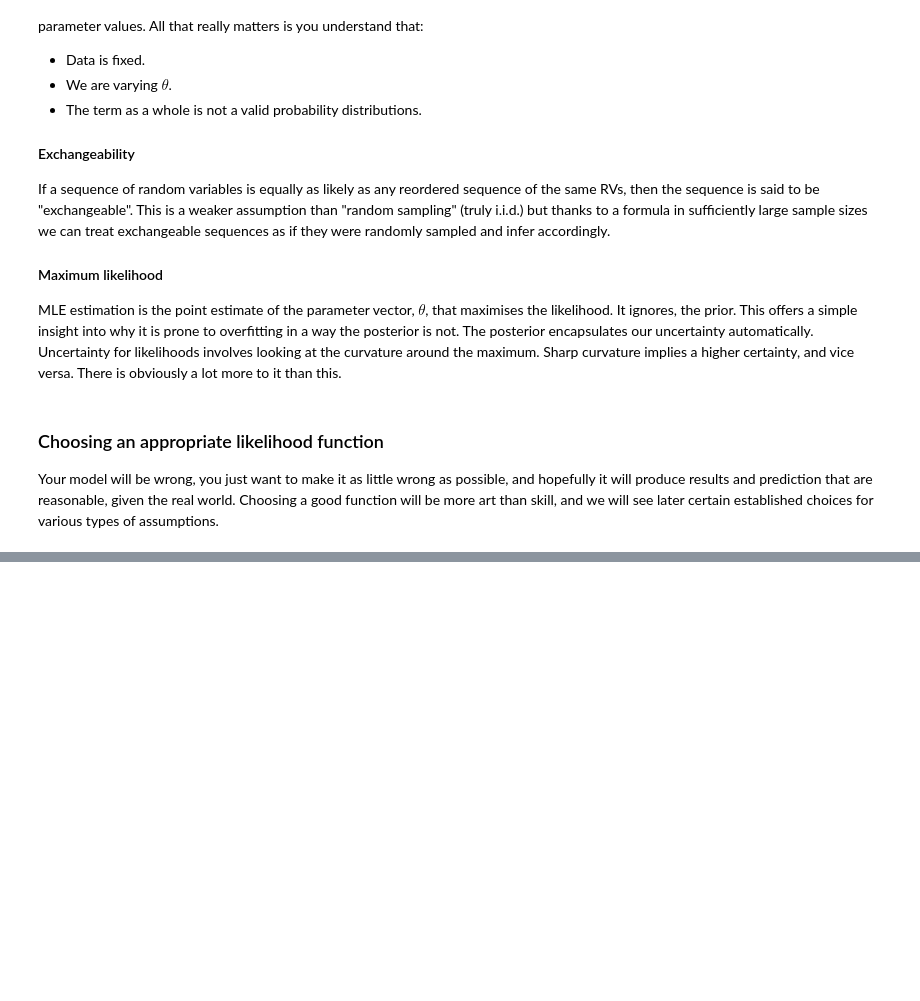
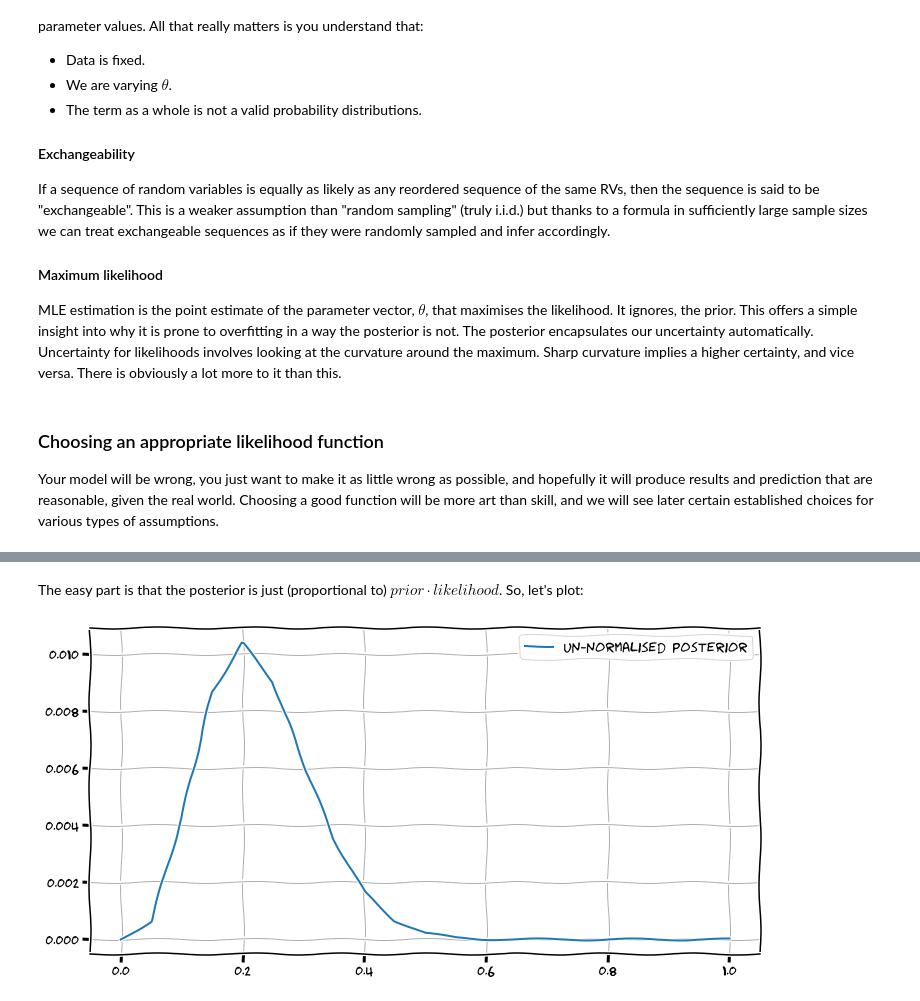
Before and after one commit to cjjob/sgbs_extra, a Jupyter notebook: notebooks/sect2_bayes_formula.ipynb, the cells around one changed output, grey strips where cells are left out. Cells and saved outputs as stored; diff of their text form; code cells hidden in the pictures; blank space fills up the shorter version.

Commit message:
Removed solutions file. Notes added up to chapter on posterior.

```diff
--- a/notebooks/sect2_bayes_formula.ipynb
+++ b/notebooks/sect2_bayes_formula.ipynb
@@ -135,0 +208,18 @@ Your model will be wrong, you just want to make it as little wrong as possible,
+# %% [markdown]
+The easy part is that the posterior is just (proportional to) $prior \cdot likelihood$. So, let's plot:
+# %%
+post = prior * ll
+
+# Set up subplot objects
+fig, ax = plt.subplots(figsize=(12, 6))
+
+# Plot data
+ax.plot(theta, post, label='Un-normalised posterior')
+
+# Extras
+ax.grid(True, linewidth=1)
+ax.legend(fontsize=14)
+
+plt.show()
+# %% [output]
+[figure, added]
```
Also changed, not shown: parts of 14 cells of this notebook, 1 other file.
